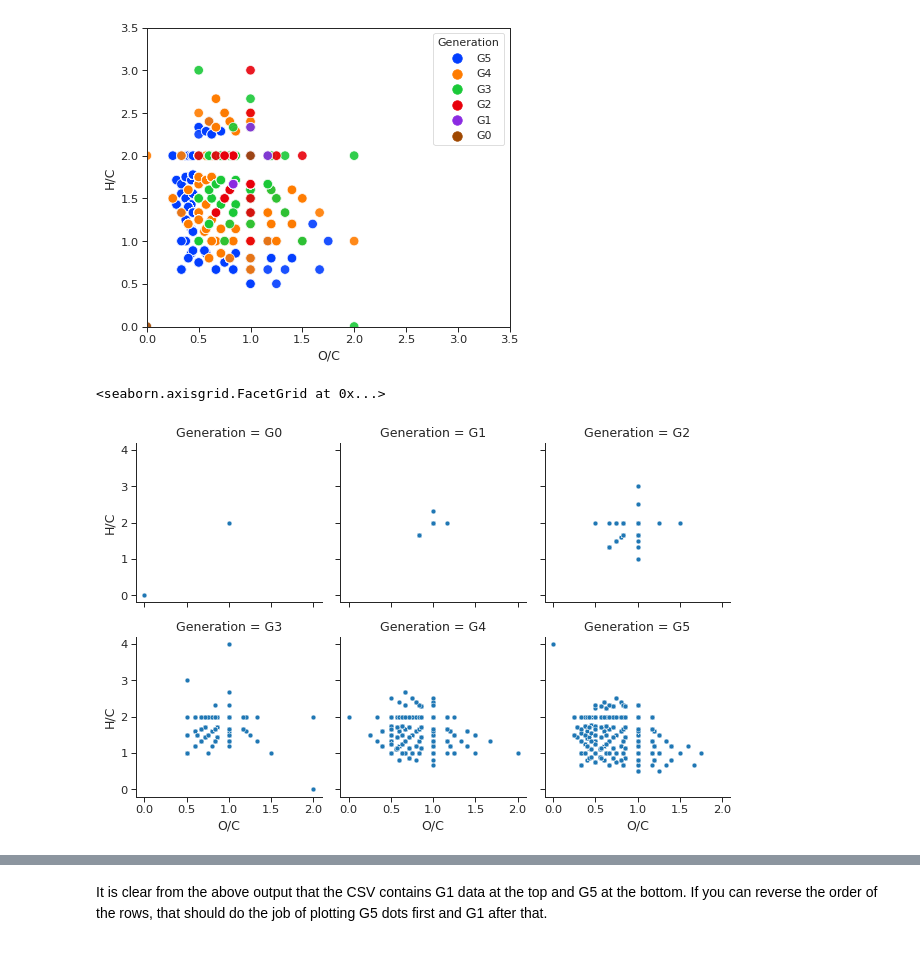
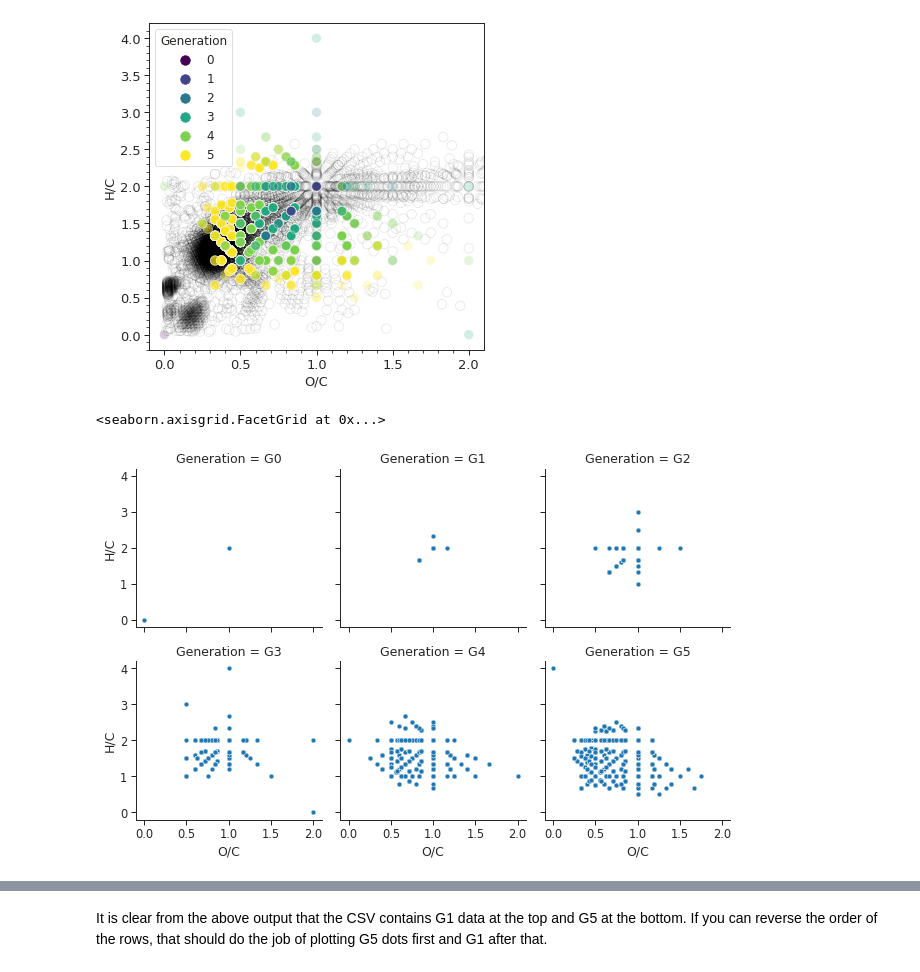
Before and after one commit to Reaction-Space-Explorer/reac-space-exp, a Jupyter notebook: plots/general_plotting_script.ipynb, the cells around one changed output, grey strips where cells are left out. Drawn from its saved outputs; the diff is of its cells as text; code cells hidden in the pictures.

Commit message:
Improved van Krevelen plot + overplot FT-ICR-MS

```diff
--- a/plots/general_plotting_script.ipynb
+++ b/plots/general_plotting_script.ipynb
@@ -0,0 +20,15 @@
+# %%
+#
+exp_data = pd.read_csv('spectra/2017September21NegESI_39_Formose reaction_MeOH_Dual spray_Calmix_MIDAS.csv',
+    #'2017September20NegESI_38_Dextrose_MeOH_Dual spray_Calmix_Sum100_MIDAS.csv',
+                       skiprows=10, usecols=[0, 1, 2, 13, 14, 15, 17, 19, 21],
+                       names=['#', 'Mass', 'Rel Abun', 'Molecular Formula', 'Carbon', 'nC', 'nH', 'nN', 'nO'])
+
+#any(exp_data['5'].iloc[i] is not np.nan for i in range(len(exp_data)))
+#exp_data['Molecular Formula'] = exp_data['Molecular Formula'].replace('No Hit', np.nan)
+exp_data.dropna(inplace=True, subset=['nC'])
+exp_data['nH'] = exp_data['nH'] + 1
+exp_data['H/C'] = exp_data['nH']/exp_data['nC']
+exp_data['O/C'] = exp_data['nO']/exp_data['nC']
+exp_data['log_abun'] = np.log10(exp_data['Rel Abun'])
+exp_data
@@ -1,36 +49,59 @@
 # %%
-import pandas as pd
-import matplotlib.pyplot as plt
-import seaborn as sns
-data = pd.read_csv("Glucose_Desc.csv")
-sns.set_context("paper", font_scale=1.3);
-sns.set_style("ticks");
-plt.figure(figsize=(6.5, 5.5));
+plt.figure(figsize=(6, 6));
+#fig = px.scatter(reversed_data, x='O/C', y='H/C', color='Gen Num',
+#                color_continuous_scale='Inferno_r')
+#fig.show()
 
-reversed_data = data.iloc[::-1]
+#sns.scatterplot(data=exp_data,
+#               x='O/C', y='H/C', color='white', edgecolor='black', s=100)
 
-sns.scatterplot(x = "O/C", y = "H/C", palette="bright", marker="o", size="Generation", sizes=(90, 90), alpha=.90, hue = "Generation", legend="full",  data=reversed_data);
-plt.legend(fontsize = 11, \
+# experimental
+ax_exp = sns.scatterplot(data=exp_data, x='O/C', y='H/C', color='None', edgecolor='black',
+                         alpha=0.1, s=90)
+
+ax = sns.scatterplot(data=reversed_data,
+                x = "O/C", y = "H/C",
+                palette="viridis",
+                #palette=['crimson', 'orange', 'yellow', 'g', 'dodgerblue', 'violet'],
+                marker="o", size="Gen Num",
+                sizes=(90, 90),
+                #sizes=(90, 90),
+                alpha=.2,
+                hue = "Gen Num",
+                legend="full",
+                );
+
+leg_labels = [f'G{n}' for n in range(6)].reverse()
+#hans, labs = ax.get_legend_handles_labels()
+ax.legend(fontsize = 12, \
+              #loc='upper right', \
                #bbox_to_anchor= (1.03, 0.9), \
+               labels=leg_labels, \
+               #handles=hans, \
                title="Generation", \
-               title_fontsize = 11, \
+               title_fontsize = 12, \
                facecolor = 'white');
+
+ax.minorticks_on()
+ax.tick_params(axis='both', labelsize=13)
 # Set title
 plt.title('')
 # Set x-axis label
-plt.xlabel('O/C');
+plt.xlabel('O/C', fontsize=13);
 # Set y-axis label
-plt.ylabel('H/C');
+plt.ylabel('H/C', fontsize=13);
+
 #plt.xscale('log');
 #plt.yscale('log');
-plt.ylim(0,3.5);
-plt.xlim(0,3.5);
+plt.ylim(-0.2, 4.2);
+plt.xlim(-0.1, 2.1);
+plt.savefig('van_krevlen_computed.png', dpi=300)
 plt.show()
 grid = sns.FacetGrid(data, col = "Generation", col_wrap=3, palette="rocket", height=3, aspect=1);
 grid.map(sns.scatterplot, "O/C", "H/C");
 grid.set_axis_labels("O/C", "H/C");
 grid.add_legend()
 # %% [output]
-[figure, old version]
+[figure, new version]
 <seaborn.axisgrid.FacetGrid at 0x...>
 [figure]
```
Also changed, not shown: parts of 4 cells of this notebook.
